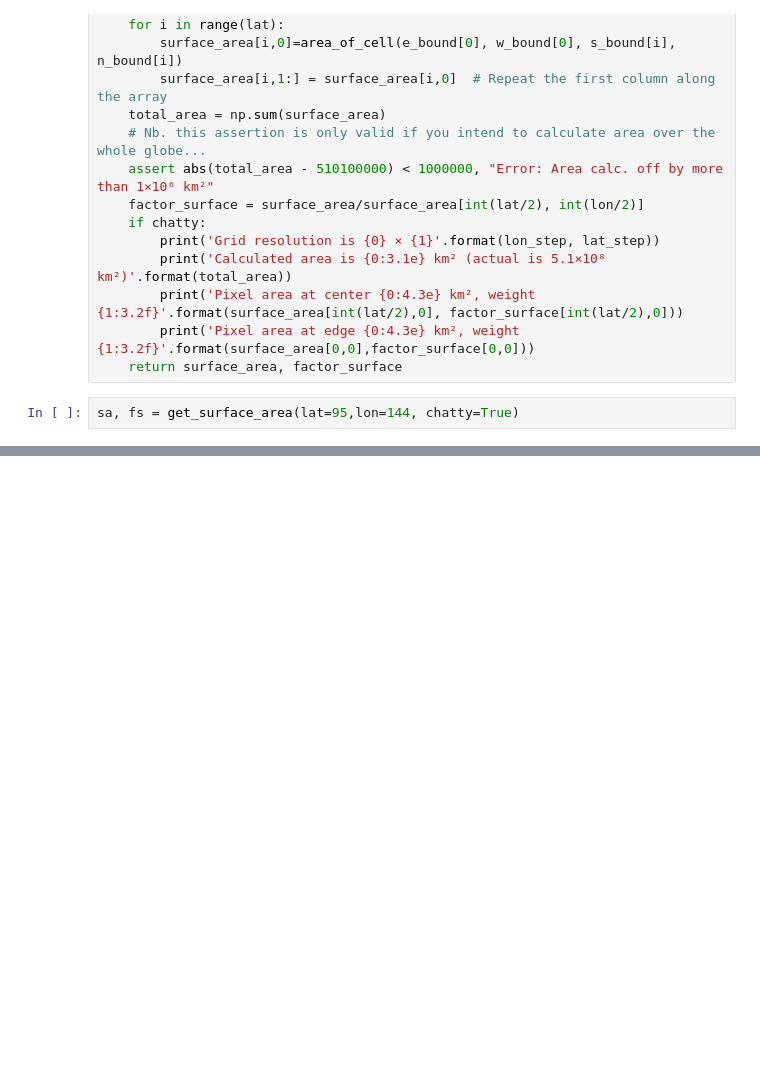
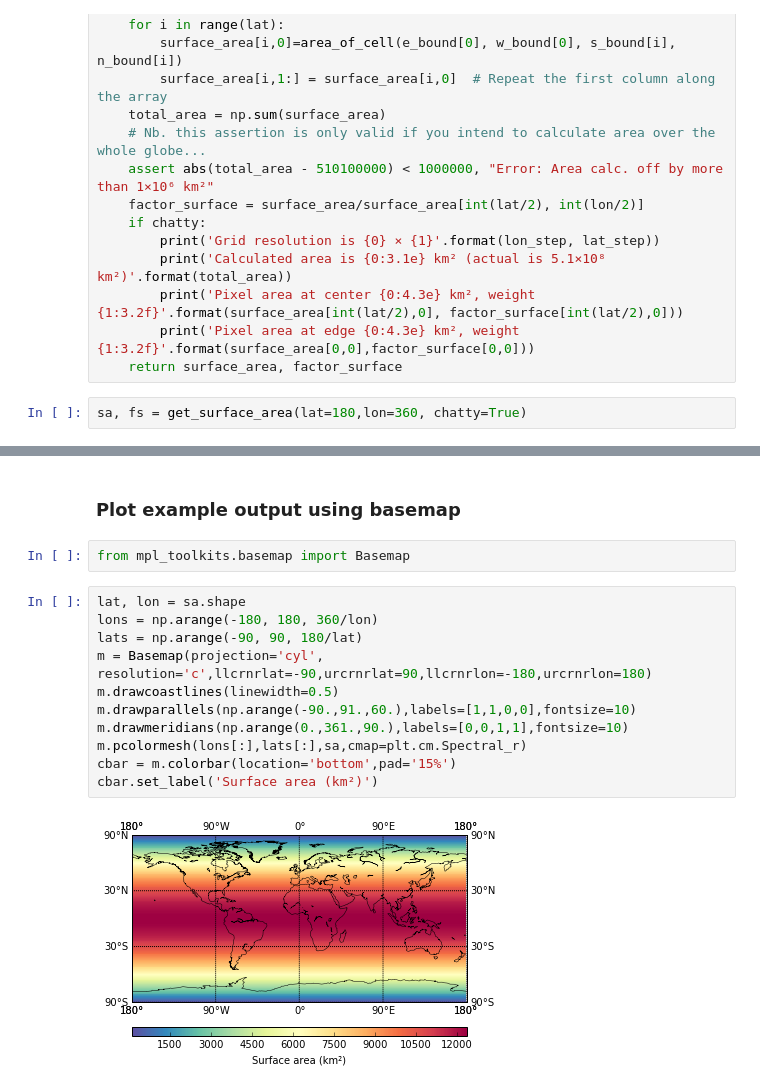
Before and after one commit to benlaken/Nbks, a Jupyter notebook: area_average.ipynb, the cells around one changed output, grey strips where cells are left out. Drawn from its saved outputs; the diff is of its cells as text; blank space fills up the shorter version.

Commit message:
added basemap plot

```diff
--- a/area_average.ipynb
+++ b/area_average.ipynb
@@ -48,5 +48,5 @@ def get_surface_area(lat, lon, chatty=True):
         print('Pixel area at edge {0:4.3e} km², weight {1:3.2f}'.format(surface_area[0,0],factor_surface[0,0]))
     return surface_area, factor_surface
 # %%
-sa, fs = get_surface_area(lat=95,lon=144, chatty=True)
+sa, fs = get_surface_area(lat=180,lon=360, chatty=True)
 # %% [output]
@@ -68,0 +62,17 @@ _ = get_surface_area(lat=180,lon=360, chatty=False) # Demonstration of running s
+# %% [markdown]
+### Plot example output using basemap ###
+# %%
+from mpl_toolkits.basemap import Basemap
+# %%
+lat, lon = sa.shape
+lons = np.arange(-180, 180, 360/lon)
+lats = np.arange(-90, 90, 180/lat)
+m = Basemap(projection='cyl', resolution='c',llcrnrlat=-90,urcrnrlat=90,llcrnrlon=-180,urcrnrlon=180)
+m.drawcoastlines(linewidth=0.5)
+m.drawparallels(np.arange(-90.,91.,60.),labels=[1,1,0,0],fontsize=10)
+m.drawmeridians(np.arange(0.,361.,90.),labels=[0,0,1,1],fontsize=10)
+m.pcolormesh(lons[:],lats[:],sa,cmap=plt.cm.Spectral_r)
+cbar = m.colorbar(location='bottom',pad='15%')
+cbar.set_label('Surface area (km²)')
+# %% [output]
+[figure, added]
```
Also changed, not shown: parts of 3 cells of this notebook.
